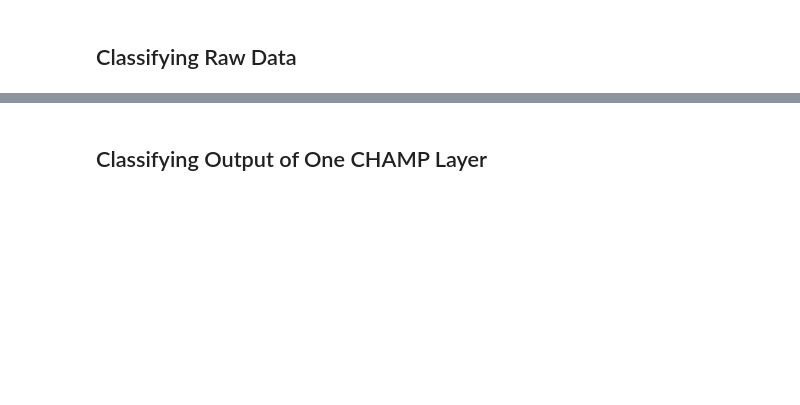
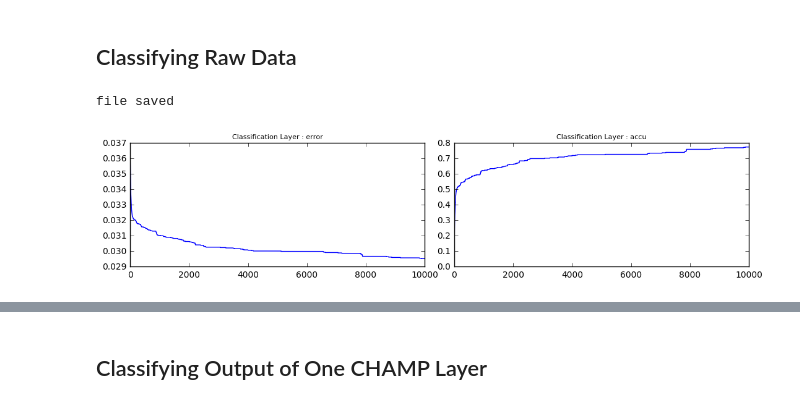
Before and after one commit to VictorBoutin/CHAMP, a Jupyter notebook: Probe/Coding.With.CHAMP.FaceBase.ipynb, the cells around one changed output, grey strips where cells are left out. Cells and saved outputs as stored; diff of their text form; code cells hidden in the pictures; blank space fills up the shorter version.

```diff
--- a/Probe/Coding.With.CHAMP.FaceBase.ipynb
+++ b/Probe/Coding.With.CHAMP.FaceBase.ipynb
@@ -59,0 +74,14 @@ plt.imshow(residual[0,0,:,:].numpy(),cmap='gray')
+# %%
+from CHAMP.Classif_Layer import Classif_Layer
+if SaveExp == True:
+    Classifier_Raw = Classif_Layer(nb_dico=1,size_image=image_size,nb_categories=40, verbose=0)
+    Classifier_Raw = Classifier_Raw.train_classif(batch_training_set,nb_epoch=100,data_test_loader=training_set,lr=0.005)
+    SaveNetwork(Classifier_Raw, saving_path+'FaceDB_ClassifRaw.pkl')
+else :
+    Classifier_Raw = LoadNetwork(saving_path+'FaceDB_ClassifRaw.pkl')
+# %% [output]
+file saved
+# %%
+DisplayConvergenceClassif(Classifier_Raw, to_display=['error','accu'])
+# %% [output]
+[figure, added]
```
Also changed, not shown: parts of 18 cells of this notebook, 8 other files.
